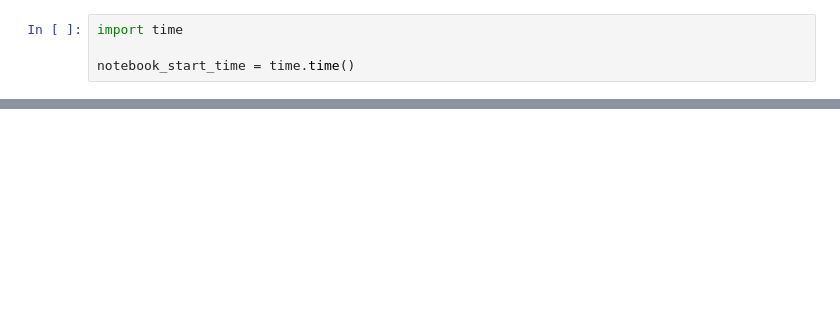
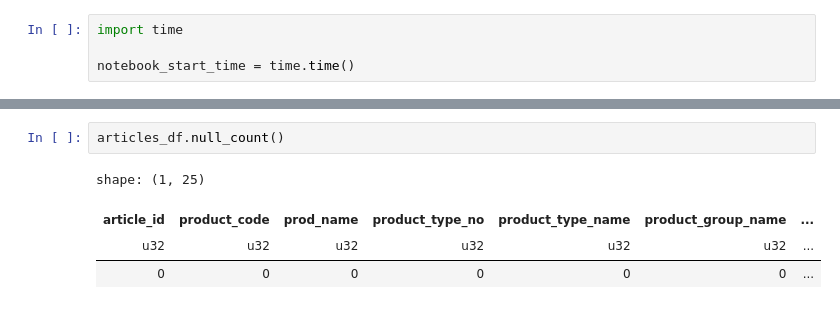
Before and after one commit to XayHanmonty/smart-fit-recs, a Jupyter notebook: notebooks/computing_features.ipynb, the cells around one changed output, grey strips where cells are left out. Drawn from its saved outputs; the diff is of its cells as text; blank space fills up the shorter version.

```diff
--- a/notebooks/computing_features.ipynb
+++ b/notebooks/computing_features.ipynb
@@ -85,0 +98,7 @@ logger.info(articles_df.head())
+# %%
+articles_df.null_count()
+# %% [output]
+shape: (1, 25)
+| article_id | product_code | prod_name | product_type_no | product_type_name | product_group_name | ... |
+| u32 | u32 | u32 | u32 | u32 | u32 | ... |
+| 0 | 0 | 0 | 0 | 0 | 0 | ... |
```
Also changed, not shown: parts of 15 cells of this notebook, 3 other files.
